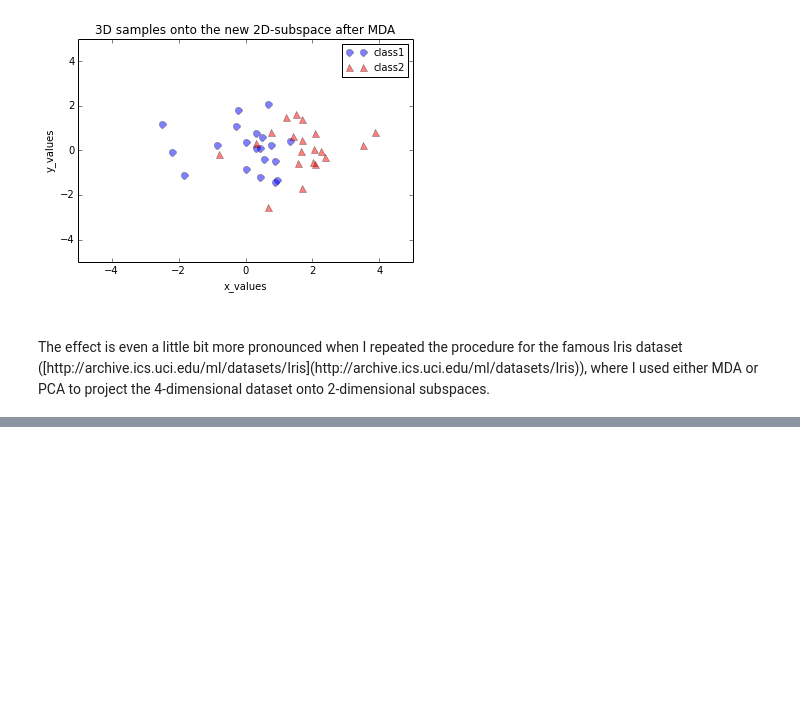
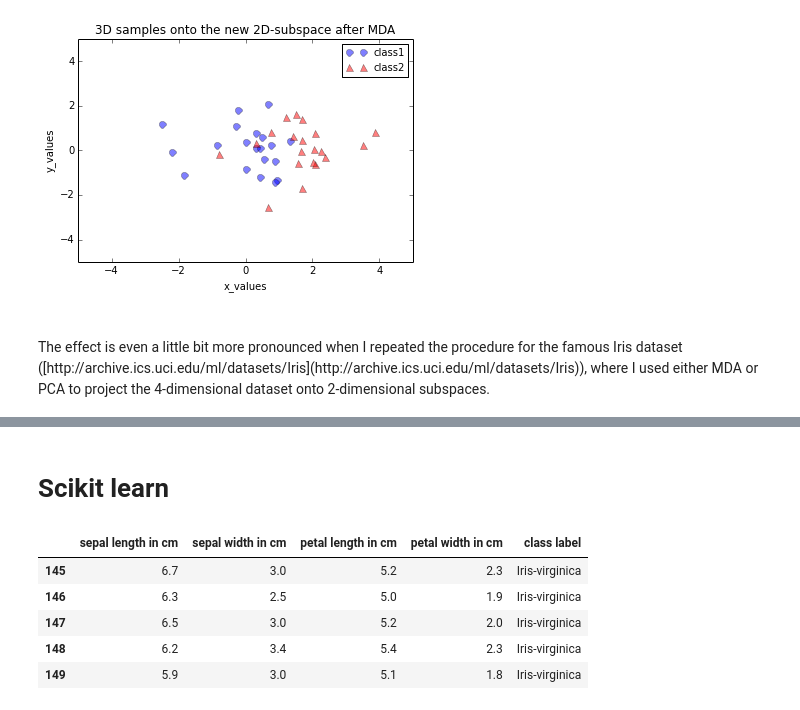
Before and after one commit to rasbt/pattern_classification, a Jupyter notebook: dimensionality_reduction/projection/linear_discriminant_analysis.ipynb, the cells around one changed output, grey strips where cells are left out. Drawn from its saved outputs; the diff is of its cells as text; code cells hidden in the pictures; blank space fills up the shorter version.

```diff
--- a/dimensionality_reduction/projection/linear_discriminant_analysis.ipynb
+++ b/dimensionality_reduction/projection/linear_discriminant_analysis.ipynb
@@ -558,3 +564,30 @@ The effect is even a little bit more pronounced when I repeated the procedure fo
 ![](https://raw.githubusercontent.com/rasbt/pattern_classification/master/Images/pca_iris.png)
 
 ![](https://raw.githubusercontent.com/rasbt/pattern_classification/master/Images/mda_iris.png)
+# %% [markdown]
+# Scikit learn
+# %%
+import pandas as pd
+
+df = pd.io.parsers.read_csv(
+    filepath_or_buffer='https://archive.ics.uci.edu/ml/machine-learning-databases/iris/iris.data',
+    header=None,
+    sep=',',
+    )
+df.columns = ['sepal length in cm',
+              'sepal width in cm',
+              'petal length in cm',
+              'petal width in cm',
+              'class label'
+              ]
+
+df.dropna(how="all", inplace=True) # to drop the empty line at file-end
+
+df.tail()
+# %% [output]
+|  | sepal length in cm | sepal width in cm | petal length in cm | petal width in cm | class label |
+| 145 | 6.7 | 3.0 | 5.2 | 2.3 | Iris-virginica |
+| 146 | 6.3 | 2.5 | 5.0 | 1.9 | Iris-virginica |
+| 147 | 6.5 | 3.0 | 5.2 | 2.0 | Iris-virginica |
+| 148 | 6.2 | 3.4 | 5.4 | 2.3 | Iris-virginica |
+| 149 | 5.9 | 3.0 | 5.1 | 1.8 | Iris-virginica |
```
Also changed, not shown: parts of 9 cells of this notebook.
